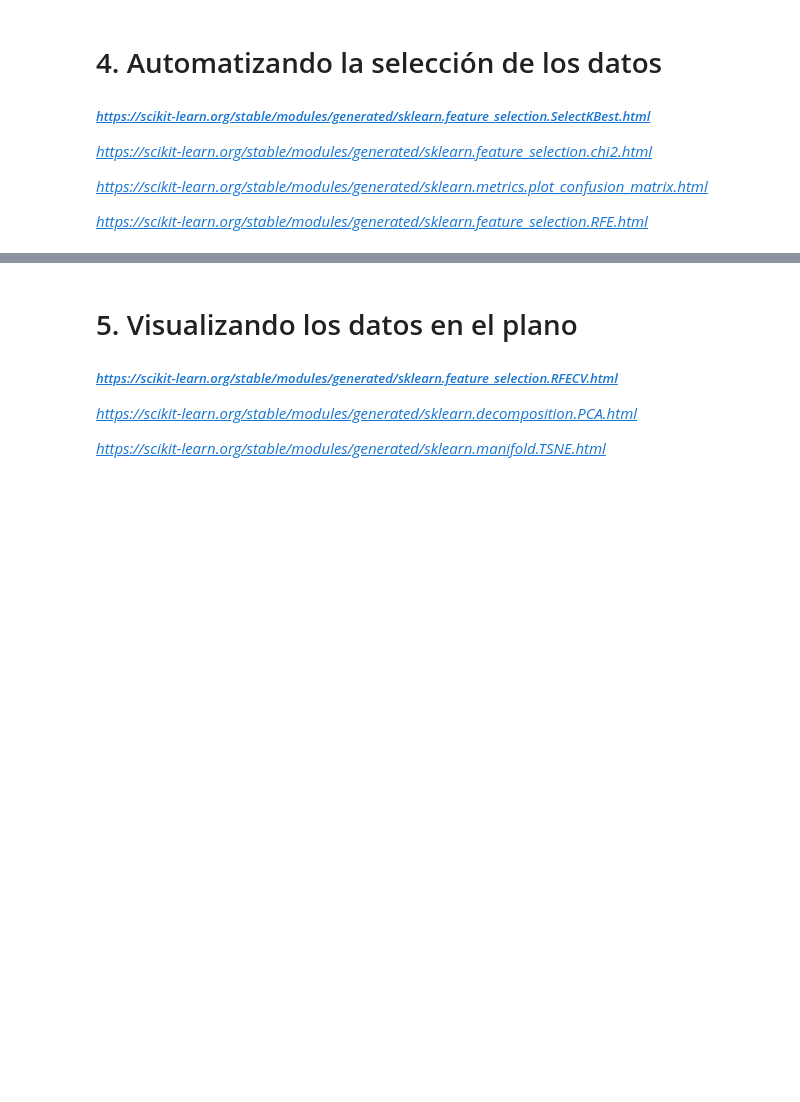
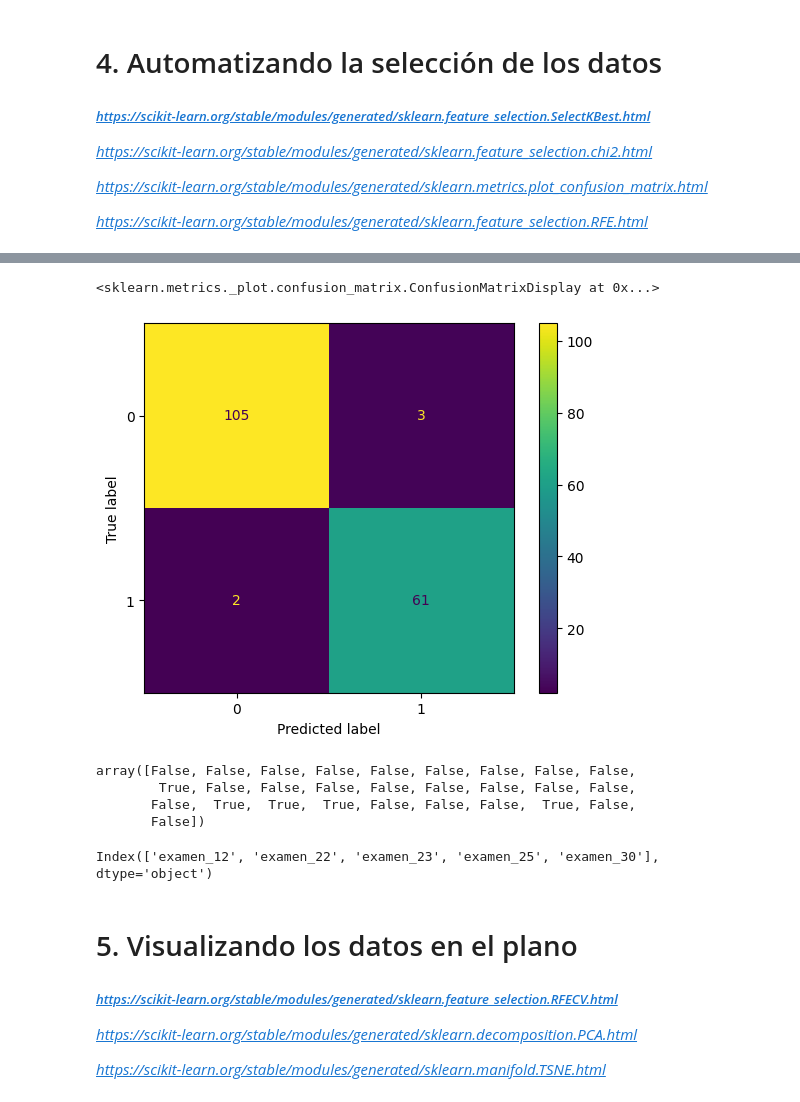
Before and after one commit to MiguelFigueroa02/1820-machine-learning-lidiando-con-datos-de-muchas-dimensiones, a Jupyter notebook: dimensionality_reduction.ipynb, the cells around one changed output, grey strips where cells are left out. Drawn from its saved outputs; the diff is of its cells as text; code cells hidden in the pictures; blank space fills up the shorter version.

```diff
--- a/dimensionality_reduction.ipynb
+++ b/dimensionality_reduction.ipynb
@@ -201,0 +310,3 @@ violin(20,32)
+# %%
+X3 = X2.drop(columns=['examen_3','examen_24'])
+X3.head()
@@ -212,3 +414,19 @@ violin(20,32)
+# %%
+ConfusionMatrixDisplay.from_estimator(logistic, rfe_test, y_test)
+# %% [output]
+<sklearn.metrics._plot.confusion_matrix.ConfusionMatrixDisplay at 0x...>
+[figure, added]
+# %%
+rfe.support_
+# %% [output]
+array([False, False, False, False, False, False, False, False, False,
+        True, False, False, False, False, False, False, False, False,
+       False,  True,  True,  True, False, False, False,  True, False,
+       False])
+# %%
+X3.columns[rfe.support_]
+# %% [output]
+Index(['examen_12', 'examen_22', 'examen_23', 'examen_25', 'examen_30'], dtype='object')
 # %% [markdown]
 # 5. Visualizando los datos en el plano
 
```
Also changed, not shown: parts of 27 cells of this notebook.
